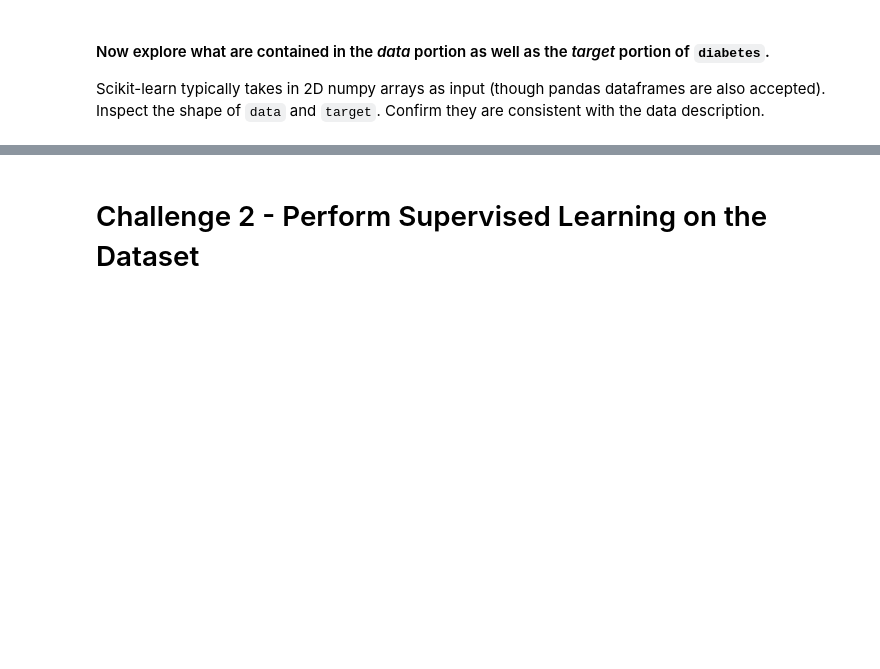
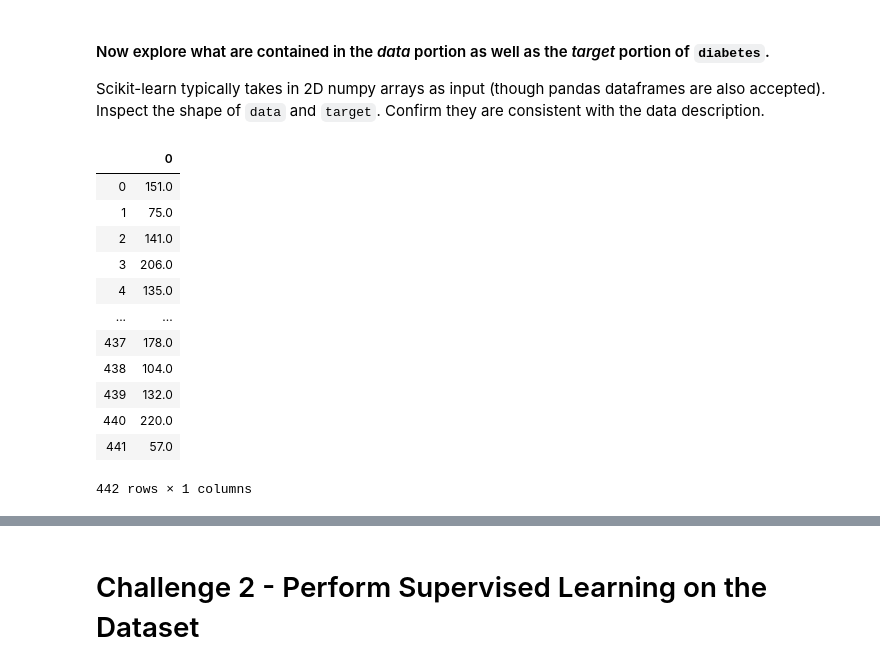
Before and after one commit to ta-data-bcn/lab-supervised-learning-sklearn, a Jupyter notebook: your-code/main.ipynb, the cells around one changed output, grey strips where cells are left out. Cells and saved outputs as stored; diff of their text form; code cells hidden in the pictures; blank space fills up the shorter version.

```diff
--- a/your-code/main.ipynb
+++ b/your-code/main.ipynb
@@ -43,0 +94,17 @@ Scikit-learn typically takes in 2D numpy arrays as input (though pandas datafram
+# %%
+target = pd.DataFrame(diabetes['target'])
+target
+# %% [output]
+|  | 0 |
+| 0 | 151.0 |
+| 1 | 75.0 |
+| 2 | 141.0 |
+| 3 | 206.0 |
+| 4 | 135.0 |
+| ... | ... |
+| 437 | 178.0 |
+| 438 | 104.0 |
+| 439 | 132.0 |
+| 440 | 220.0 |
+| 441 | 57.0 |
+442 rows × 1 columns
```
Also changed, not shown: parts of 44 cells of this notebook.
